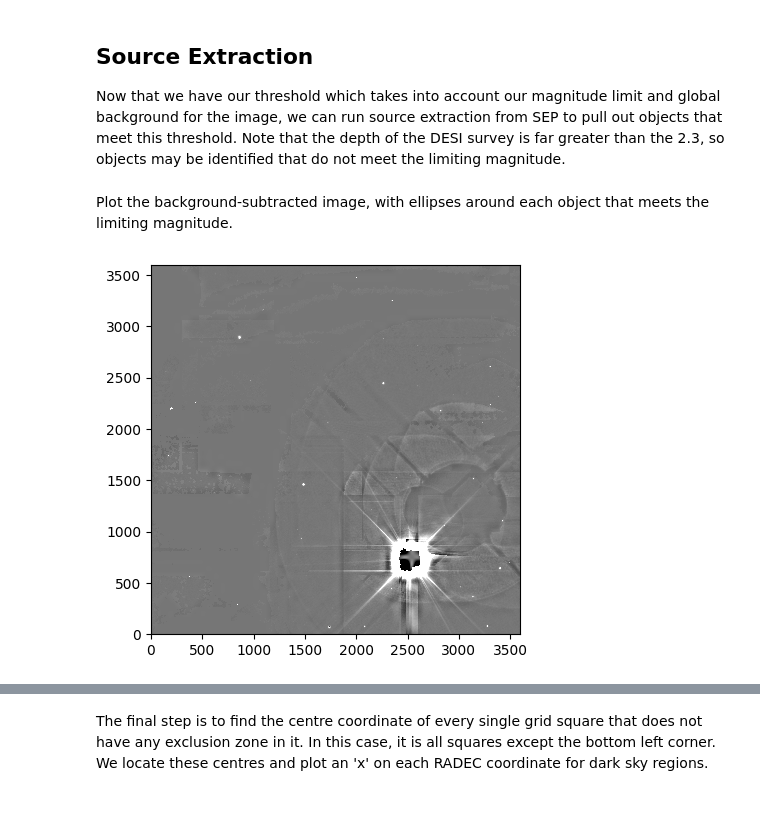
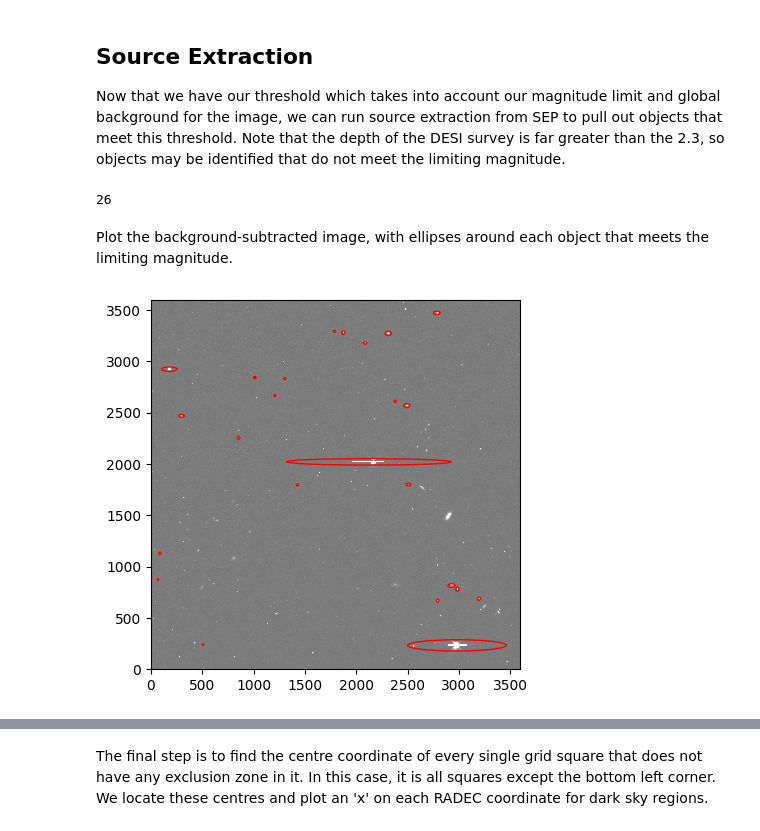
Before and after one commit to cyb0rb/WiFeS_Catalog, a Jupyter notebook: sep_to_dr.ipynb, the cells around one changed output, grey strips where cells are left out. Saved outputs shown, nothing was run; the diff lists cells and outputs as text; code cells hidden in the pictures.

```diff
--- a/sep_to_dr.ipynb
+++ b/sep_to_dr.ipynb
@@ -60,6 +111,6 @@ def threshold_func(image):
 # %% [markdown]
 Finally, run the thresholding function on the given image to find the threshold value.
 # %%
-thresh = threshold_func(test_image[1])
+thresh = threshold_func()
 print("Threshold: ", thresh)
 # %% [output]
@@ -68,29 +119,42 @@ Threshold:  234.2871174012311
 ## Source Extraction
 Now that we have our threshold which takes into account our magnitude limit and global background for the image, we can run source extraction from SEP to pull out objects that meet this threshold. Note that the depth of the DESI survey is far greater than the 2.3, so objects may be identified that do not meet the limiting magnitude.
 # %%
-img = zimage - sep.Background(test_image[1].data)
-objects = sep.extract(img, thresh, segmentation_map=True)
-seg_map = objects[1] # the boolean array of light/dark spots is what we need to create the segmentation map.
+def source_exctract():
+    image_sub = data - sep.Background(data)
+    objects = sep.extract(image_sub, thresh, err=sep.Background(data).globalrms, segmentation_map=True)
+    bkg_img = objects[0]
+    seg_map = objects[1] # the boolean array of light/dark spots is what we need to create the segmentation map.
+
+    return (image_sub, bkg_img, seg_map)
+
+image_sub, bkg_image, seg_map = source_exctract()
+len(bkg_image)
+# %% [output]
+26
 # %% [markdown]
 Plot the background-subtracted image, with ellipses around each object that meets the limiting magnitude.
 # %%
-from matplotlib.patches import Ellipse
+def plot_image():
 
-# plot background-subtracted image
-fig, ax = plt.subplots()
-m, s = np.mean(img), np.std(img)
-im = ax.imshow(img, interpolation='nearest', cmap='gray',
-               vmin=m-s, vmax=m+s, origin='lower')
+    # plot background-subtracted image
+    fig, ax = plt.subplots()
+    m, s = np.mean(image_sub), np.std(image_sub)
+    im = ax.imshow(image_sub, interpolation='nearest', cmap='gray', vmin=m-s, vmax=m+s, origin='lower')
 
-# plot an ellipse for each object
-for i in range(len(objects[0])):
-    e = Ellipse(xy=(objects[0]['x'][i], objects[0]['y'][i]),
-                width=20*objects[0]['a'][i],
-                height=20*objects[0]['b'][i],
-                angle=objects[0]['theta'][i] * 180. / np.pi)
-    e.set_facecolor('none')
-    e.set_edgecolor('red')
-    ax.add_artist(e)
+    # plot an ellipse for each object
+    for i in range(len(bkg_image)):
+        e = Ellipse(xy=(bkg_image['x'][i], bkg_image['y'][i]),
+                    width=20*bkg_image['a'][i],
+                    height=20*bkg_image['b'][i],
+                    angle=bkg_image['theta'][i] * 180. / np.pi)
+        e.set_facecolor('none')
+        e.set_edgecolor('red')
+        ax.add_artist(e)
+
+    return
+
+
+plot_image()
 # %% [output]
-[figure, old version]
+[figure, new version]
 # %% [markdown]
```
Also changed, not shown: parts of 16 cells of this notebook.
